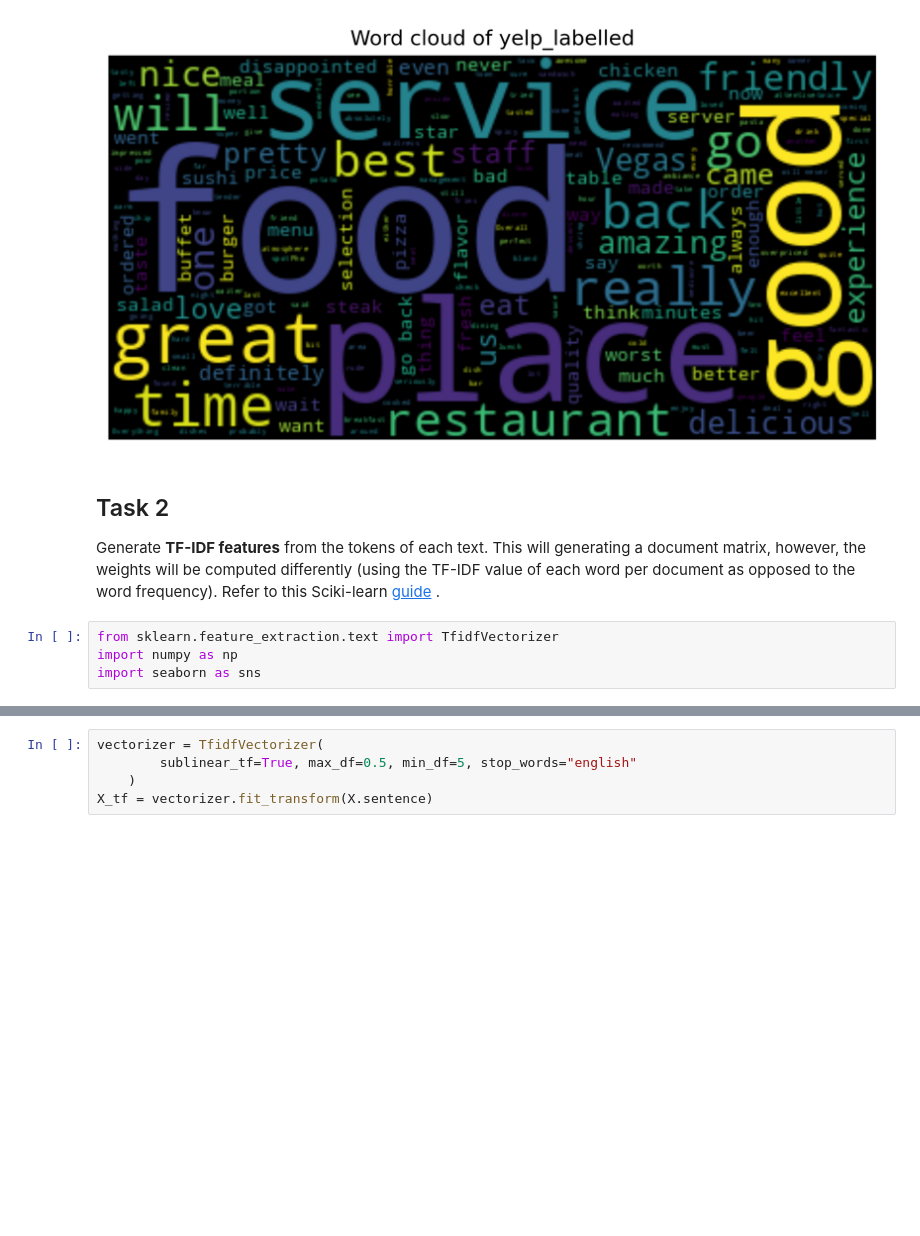
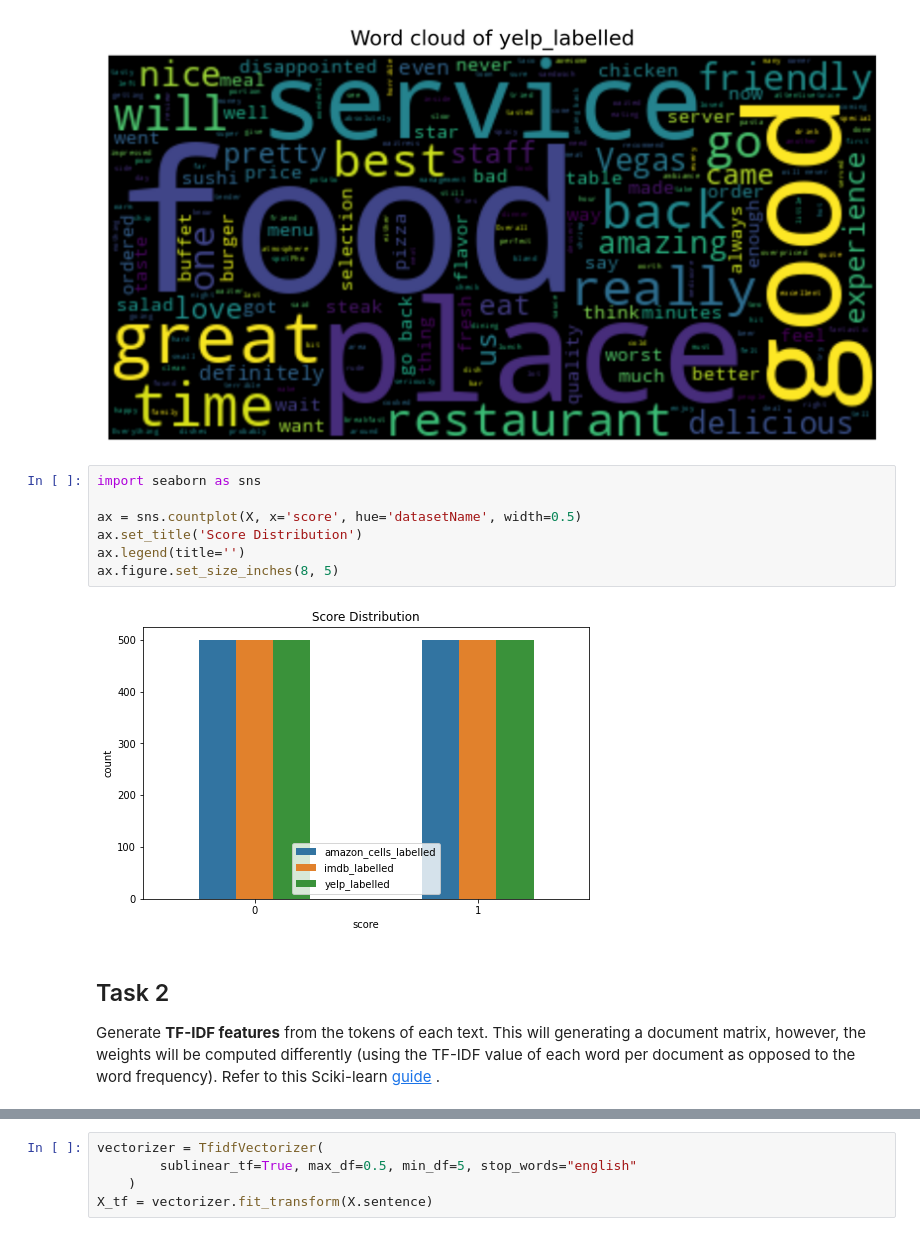
Before and after one commit to provomittt/DM2023-Lab1-Master, a Jupyter notebook: Homework/DM2023-Lab1-Homework.ipynb, the cells around one changed output, grey strips where cells are left out. Drawn from its saved outputs; the diff is of its cells as text; blank space fills up the shorter version.

```diff
--- a/Homework/DM2023-Lab1-Homework.ipynb
+++ b/Homework/DM2023-Lab1-Homework.ipynb
@@ -436,10 +458,15 @@ for dataset in datasetNames:
 [figure]
 [figure]
 [figure]
+# %%
+import seaborn as sns
+
+ax = sns.countplot(X, x='score', hue='datasetName', width=0.5)
+ax.set_title('Score Distribution')
+ax.legend(title='')
+ax.figure.set_size_inches(8, 5)
+# %% [output]
+[figure, added]
 # %% [markdown]
 ## Task 2
 Generate **TF-IDF features** from the tokens of each text. This will generating a document matrix, however, the weights will be computed differently (using the TF-IDF value of each word per document as opposed to the word frequency). Refer to this Sciki-learn [guide](http://scikit-learn.org/stable/modules/generated/sklearn.feature_extraction.text.TfidfVectorizer.html) .
-# %%
-from sklearn.feature_extraction.text import TfidfVectorizer
-import numpy as np
-import seaborn as sns
```
Also changed, not shown: parts of 15 cells of this notebook, 1 other file.
